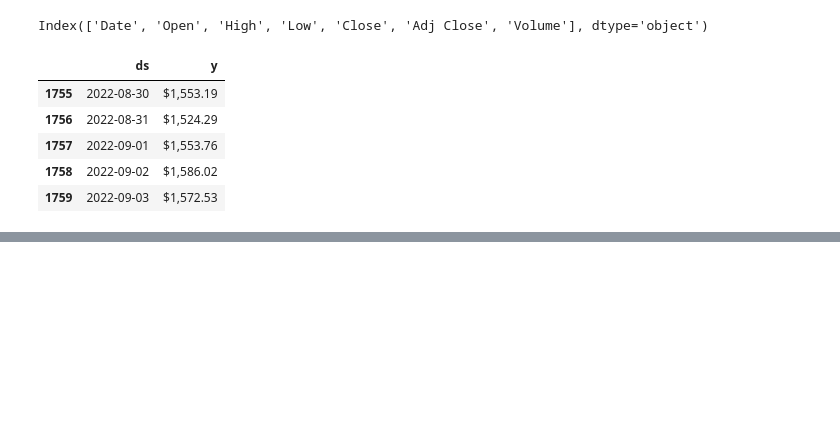
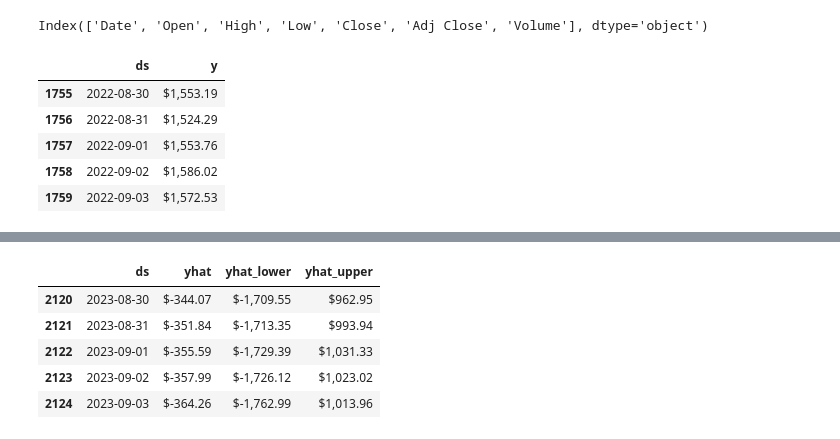
Before and after one commit to aerodromic/ETHPricePrediction, a Jupyter notebook: ethPredication.ipynb, the cells around one changed output, grey strips where cells are left out. Saved outputs shown, nothing was run; the diff lists cells and outputs as text; code cells hidden in the pictures; blank space fills up the shorter version.

```diff
--- a/ethPredication.ipynb
+++ b/ethPredication.ipynb
@@ -150,0 +174,10 @@ fig.show()
+# %%
+forecast = m.predict(future)
+forecast[['ds', 'yhat', 'yhat_lower', 'yhat_upper']].tail()
+# %% [output]
+|  | ds | yhat | yhat_lower | yhat_upper |
+| 2120 | 2023-08-30 | $-344.07 | $-1,709.55 | $962.95 |
+| 2121 | 2023-08-31 | $-351.84 | $-1,713.35 | $993.94 |
+| 2122 | 2023-09-01 | $-355.59 | $-1,729.39 | $1,031.33 |
+| 2123 | 2023-09-02 | $-357.99 | $-1,726.12 | $1,023.02 |
+| 2124 | 2023-09-03 | $-364.26 | $-1,762.99 | $1,013.96 |
```
Also changed, not shown: parts of 13 cells of this notebook, 2 other files.
